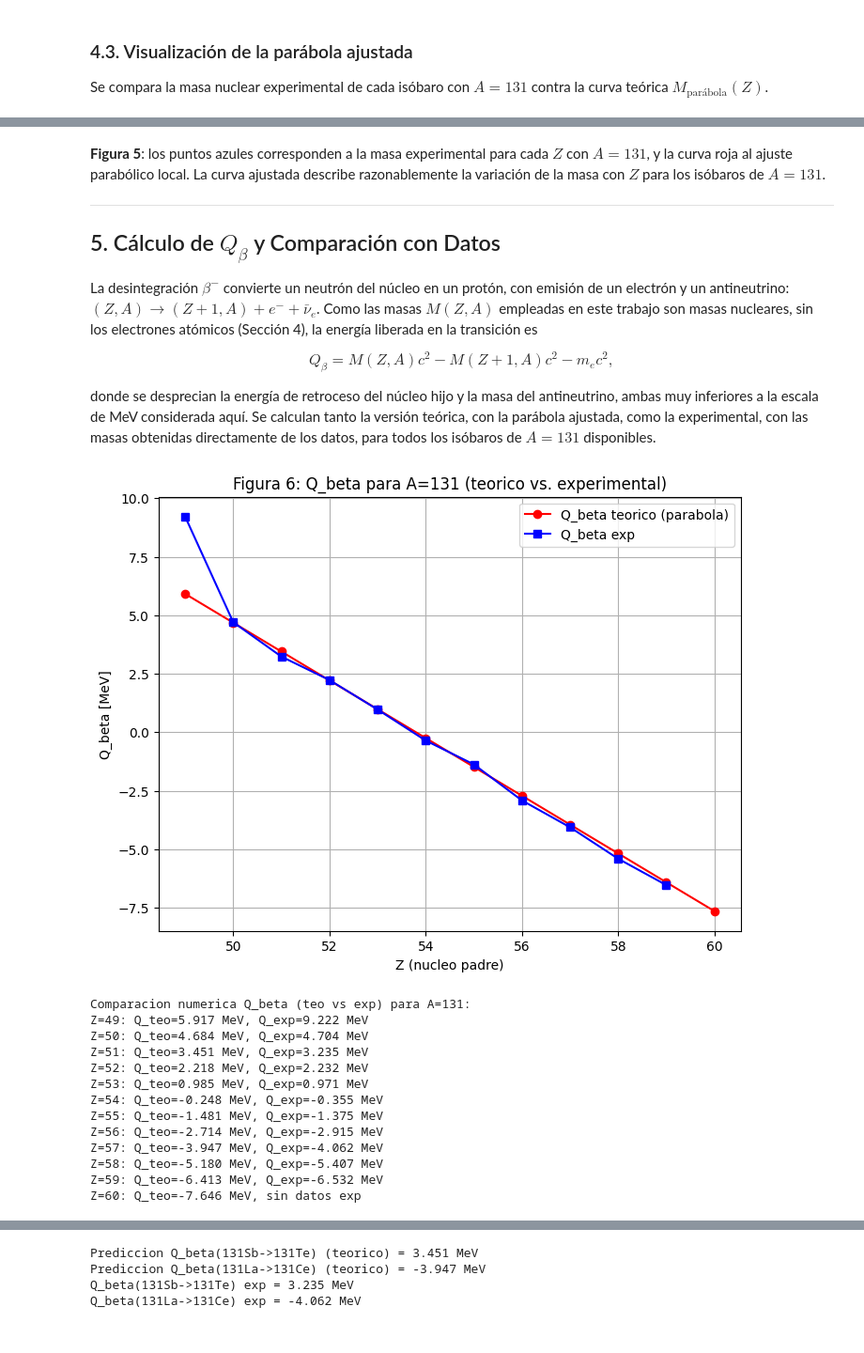
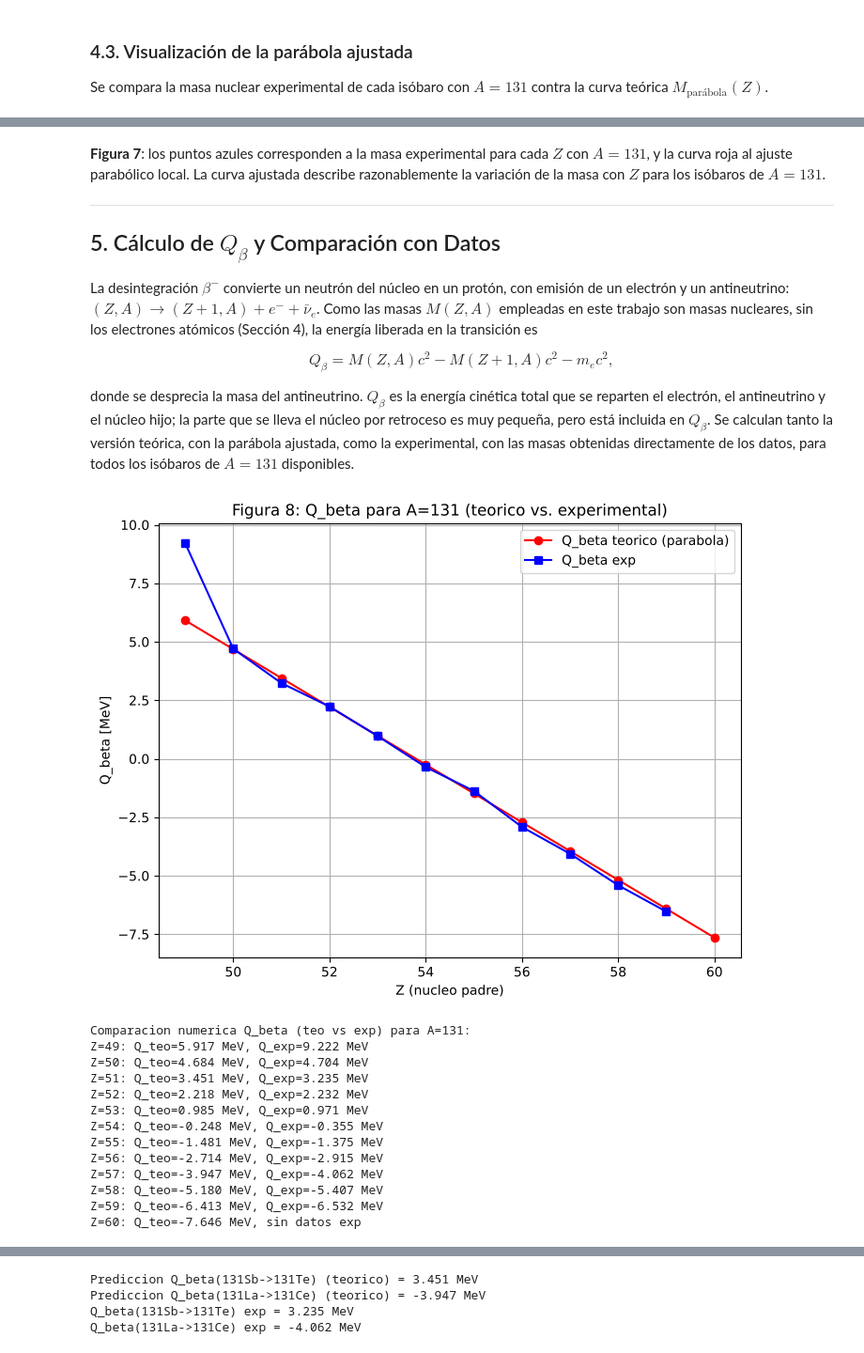
Before and after one commit to cristianvergara0/ComputationalPhysics_UdeA, a Jupyter notebook: Introduction_to_Nuclear_Physics/semi_empirical_mass_formula_a131/semi_empirical_mass_formula_a131.ipynb, the cells around one changed output, grey strips where cells are left out. Shown at 94% size. Drawn from its saved outputs; the diff is of its cells as text; code cells hidden in the pictures.

```diff
--- a/Introduction_to_Nuclear_Physics/semi_empirical_mass_formula_a131/semi_empirical_mass_formula_a131.ipynb
+++ b/Introduction_to_Nuclear_Physics/semi_empirical_mass_formula_a131/semi_empirical_mass_formula_a131.ipynb
@@ -296,7 +351,7 @@ plt.show()
 # %% [output]
 [figure]
 # %% [markdown]
-**Figura 5**: los puntos azules corresponden a la masa experimental para cada $Z$ con $A=131$, y la curva roja al ajuste parabólico local. La curva ajustada describe razonablemente la variación de la masa con $Z$ para los isóbaros de $A = 131$.
+**Figura 7**: los puntos azules corresponden a la masa experimental para cada $Z$ con $A=131$, y la curva roja al ajuste parabólico local. La curva ajustada describe razonablemente la variación de la masa con $Z$ para los isóbaros de $A = 131$.
 
 ---
 
@@ -308,7 +363,7 @@ $$
 Q_\beta = M(Z,A)c^2 - M(Z+1,A)c^2 - m_e c^2,
 $$
 
-donde se desprecian la energía de retroceso del núcleo hijo y la masa del antineutrino, ambas muy inferiores a la escala de MeV considerada aquí. Se calculan tanto la versión teórica, con la parábola ajustada, como la experimental, con las masas obtenidas directamente de los datos, para todos los isóbaros de $A = 131$ disponibles.
+donde se desprecia la masa del antineutrino. $Q_\beta$ es la energía cinética total que se reparten el electrón, el antineutrino y el núcleo hijo; la parte que se lleva el núcleo por retroceso es muy pequeña, pero está incluida en $Q_\beta$. Se calculan tanto la versión teórica, con la parábola ajustada, como la experimental, con las masas obtenidas directamente de los datos, para todos los isóbaros de $A = 131$ disponibles.
 # %%
 def Qbeta_teorico(Z):
     """Q_beta teórico (MeV) para la transición (Z, A=131) -> (Z+1, A=131).
@@ -324,35 +379,35 @@ def Qbeta_teorico(Z):
 # Serie indexada por Z para obtener la masa experimental de cualquier
 # isobaro de A=131 sin necesidad de filtrar el DataFrame en un bucle.
 masa_por_Z = df_A131.set_index("Z")["mass"].sort_index()
 Z_sorted = masa_por_Z.index.values
 
 Q_teo = Qbeta_teorico(Z_sorted)
 
 # Q_beta experimental: diferencia de masas nucleares entre Z y Z+1, menos
 # la masa del electron emitido (ver Qbeta_teorico). Cuando Z+1 no esta en
 # la tabla, reindex produce NaN y ese punto se descarta.
 masa_siguiente = masa_por_Z.reindex(Z_sorted + 1).values
 Q_exp = masa_por_Z.values - masa_siguiente - m_e
 hay_dato_exp = ~np.isnan(Q_exp)
 
 plt.figure(figsize=(8, 6))
 plt.plot(Z_sorted, Q_teo, "ro-", label="Q_beta teorico (parabola)")
 plt.plot(Z_sorted[hay_dato_exp], Q_exp[hay_dato_exp], "bs-", label="Q_beta exp")
 plt.xlabel("Z (nucleo padre)")
 plt.ylabel("Q_beta [MeV]")
-plt.title("Figura 6: Q_beta para A=131 (teorico vs. experimental)")
+plt.title("Figura 8: Q_beta para A=131 (teorico vs. experimental)")
 plt.legend()
 plt.grid(True)
 plt.show()
 
 print("Comparacion numerica Q_beta (teo vs exp) para A=131:")
 for z, qt, qe, tiene_exp in zip(Z_sorted, Q_teo, Q_exp, hay_dato_exp):
     if tiene_exp:
         print(f"Z={z}: Q_teo={qt:.3f} MeV, Q_exp={qe:.3f} MeV")
     else:
         print(f"Z={z}: Q_teo={qt:.3f} MeV, sin datos exp")
 # %% [output]
-[figure, old version]
+[figure, new version]
 Comparacion numerica Q_beta (teo vs exp) para A=131:
 Z=49: Q_teo=5.917 MeV, Q_exp=9.222 MeV
 Z=50: Q_teo=4.684 MeV, Q_exp=4.704 MeV
```
Also changed, not shown: parts of 17 cells of this notebook, 33 other files.
